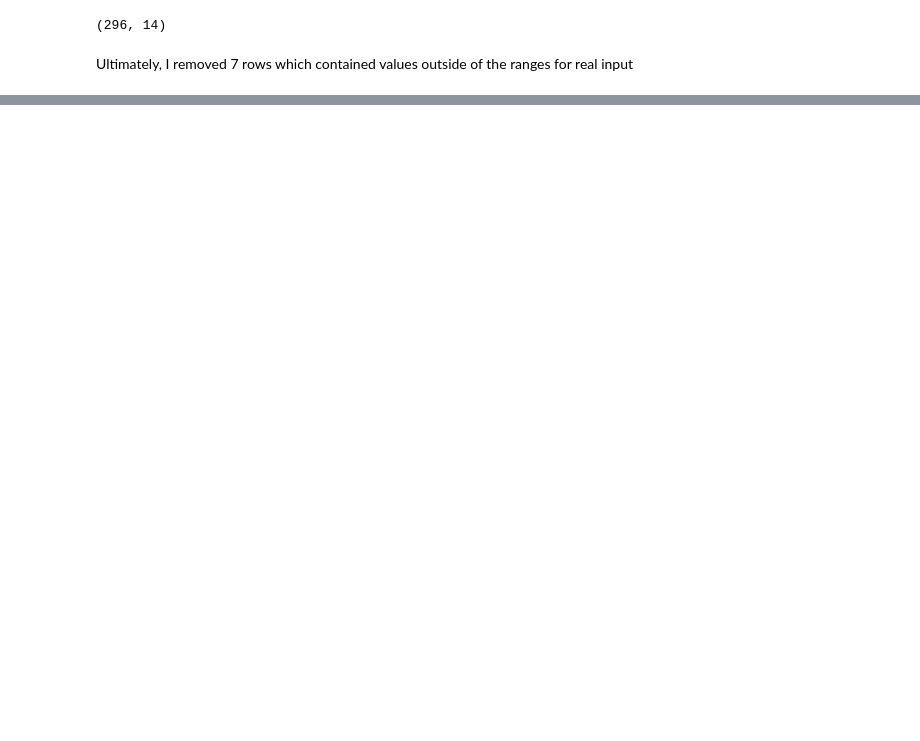
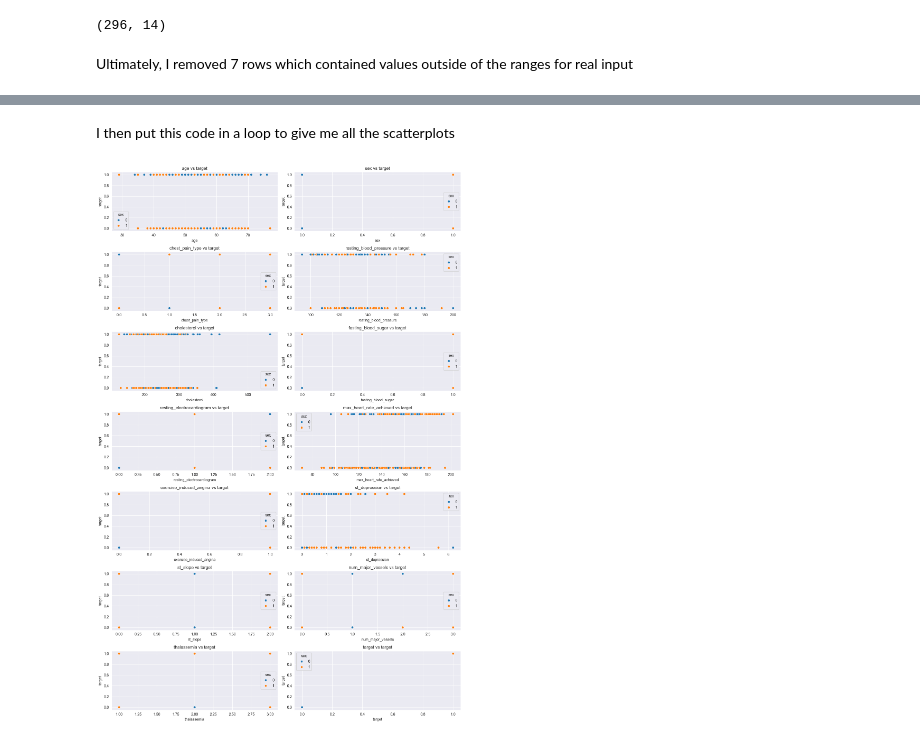
Before and after one commit to NicEkstrand/Heart-Disease-Analysis, a Jupyter notebook: dataanalysis.ipynb, the cells around one changed output, grey strips where cells are left out. Drawn from its saved outputs; the diff is of its cells as text; code cells hidden in the pictures; blank space fills up the shorter version.

```diff
--- a/dataanalysis.ipynb
+++ b/dataanalysis.ipynb
@@ -76,0 +127,20 @@ Ultimately, I removed 7 rows which contained values outside of the ranges for re
+# %% [markdown]
+I then put this code in a loop to give me all the scatterplots
+# %%
+# Set Seaborn style
+sns.set_style("darkgrid")
+
+# Plot distribution of each numerical feature
+plt.figure(figsize=(14, len(df.columns) * 3))
+for idx, feature in enumerate(df.columns, 1):
+	plt.subplot(len(df.columns), 2, idx)
+
+	# Kernel density plot
+	sns.scatterplot(data=df, x=feature, y="target", hue="sex")
+	plt.title(feature + " vs target" )
+
+# Adjust layout and show plots
+plt.tight_layout()
+plt.show()
+# %% [output]
+[figure, added]
```
Also changed, not shown: parts of 17 cells of this notebook.
